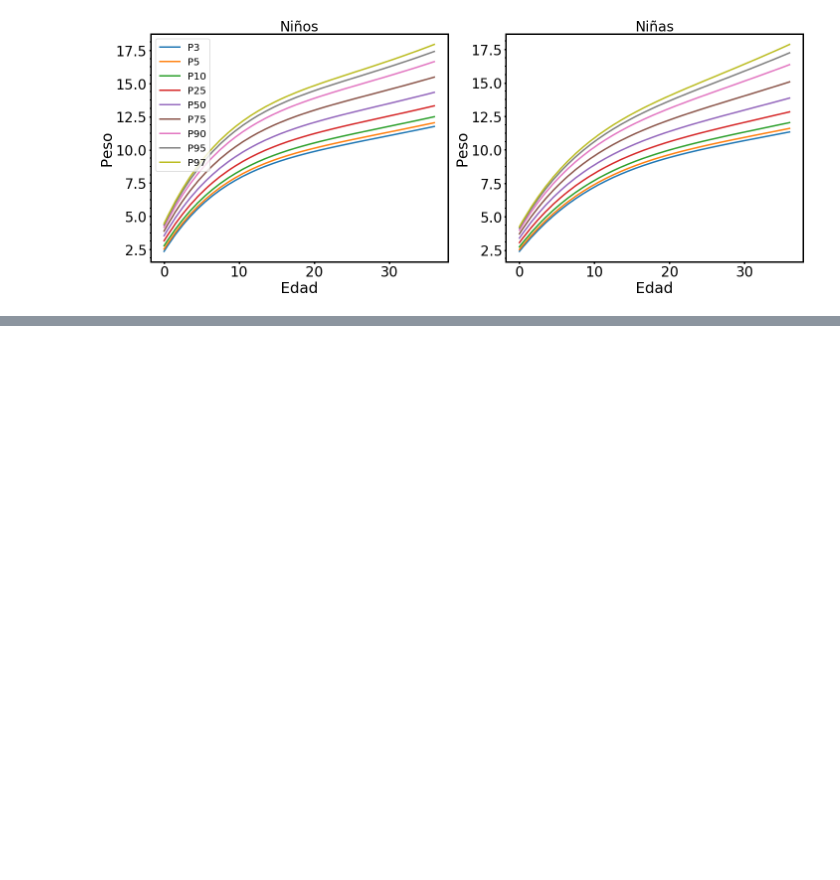
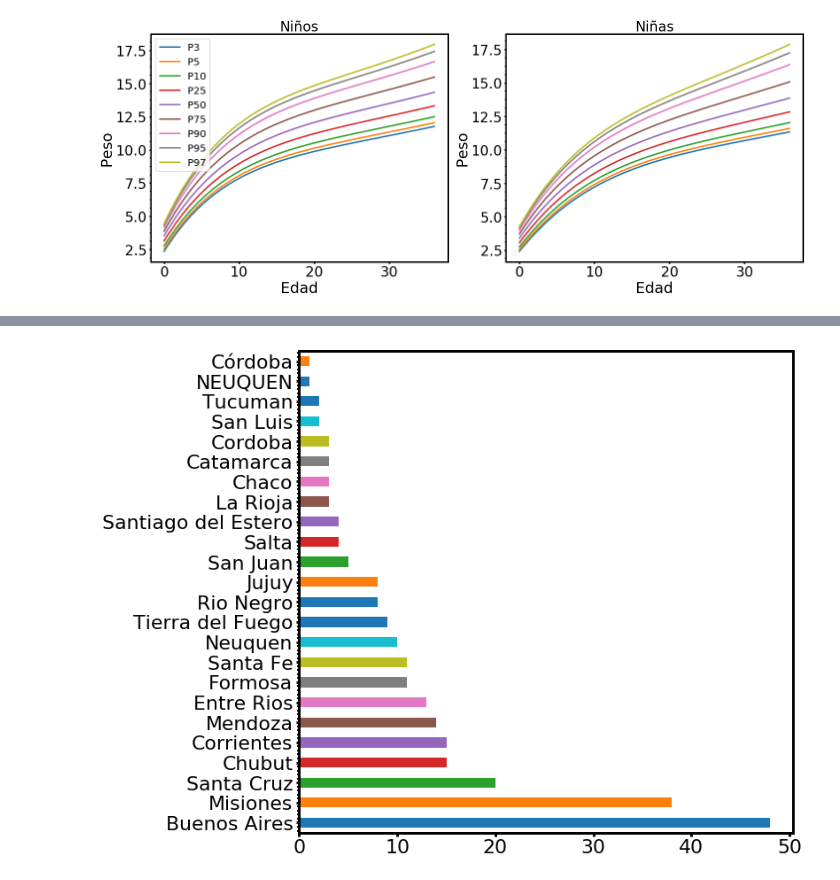
Before and after one commit to lvc0107/diplodatos, a Jupyter notebook: AnalisisyCuracion/notebooks/Ejercicio-tablas.ipynb, the cells around one changed output, grey strips where cells are left out. Cells and saved outputs as stored; diff of their text form; code cells hidden in the pictures; blank space fills up the shorter version.

Commit message:
Agrego ejercicio pasos fronterizos

```diff
--- a/AnalisisyCuracion/notebooks/Ejercicio-tablas.ipynb
+++ b/AnalisisyCuracion/notebooks/Ejercicio-tablas.ipynb
@@ -115,0 +118,3 @@ plt.show()
+# %%
+pasos = pd.read_json(file_name)
+pasos.provincia.unique()
@@ -115,0 +129,9 @@ plt.show()
+# %%
+mask = pasos['provincia'] != 'AEROPUERTO INTERNACIONAL PILOTO CIVIL NORBERTO FERNANDEZ'
+# %%
+plt.figure(figsize=(10, 10))
+ax = plt.gca()
+pasos['provincia'][mask].value_counts().plot(kind='barh', ax=ax, fontsize=22)
+plt.show()
+# %% [output]
+[figure, added]
```
Also changed, not shown: parts of 2 cells of this notebook, 2 other files.
